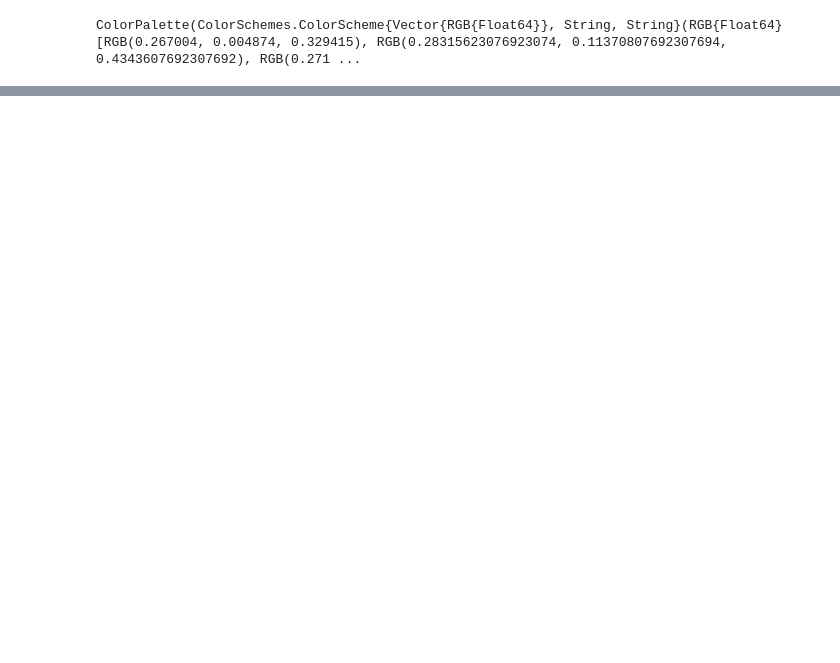
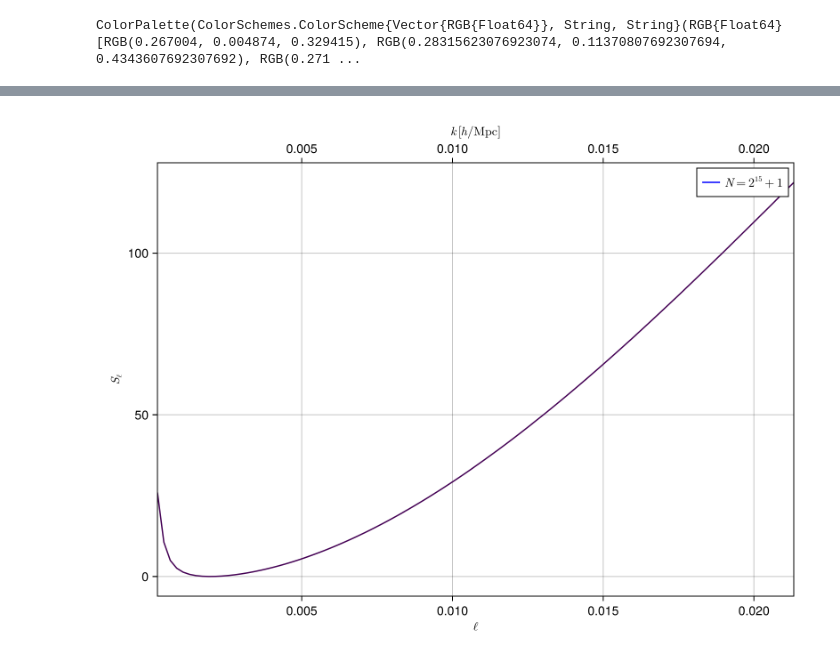
Before and after one commit to anvi-git/3D_Angular_Power_Spectrum, a Jupyter notebook: notebooks/comparisons.ipynb, the cells around one changed output, grey strips where cells are left out. Saved outputs shown, nothing was run; the diff lists cells and outputs as text; code cells hidden in the pictures; blank space fills up the shorter version.

```diff
--- a/notebooks/comparisons.ipynb
+++ b/notebooks/comparisons.ipynb
@@ -128,3 +121,31 @@ plot!(dpi = 300, legend=true)
+# %%
+fig = Figure(size = (800, 600))
+ax_bottom = Axis(fig[1, 1],
+    xlabel = L"\ell",
+    ylabel = L"S_\ell",
+    xgridvisible = true,
+    ygridvisible = true
+)
+ax_top = Axis(fig[1, 1],
+    xlabel = L"k \, [h/\mathrm{Mpc}]",
+    xaxisposition = :top
+)
+linkaxes!(ax_bottom, ax_top)
+hideydecorations!(ax_top, ticks = false, grid = false)
+y_data = S12 .* ℓ .* (ℓ .+ 1)
+line_bottom = lines!(ax_bottom, ℓ, y_data,
+    label = L"N = 2^{15} + 1",
+    color = :blue
+)
+lines!(ax_top, k_plot, y_data,
+    color = colors[1]
+)
+Makie.xlims!(ax_bottom, minimum(ℓ), maximum(ℓ))
+Makie.xlims!(ax_top, minimum(k_plot), maximum(k_plot))
+axislegend(ax_bottom, position = :rt) # :rt sta per "right-top" (alto a destra)
+fig
+# %% [output]
+[figure, added]
 # %%
 S1 = npzread("out/runs/run_2026_06_06_124805/S_l.npy") # 2^5 +1
 S2 = npzread("out/runs/run_2026_06_06_125047/S_l.npy") # 2^6 +1
```
Also changed, not shown: parts of 5 cells of this notebook, 1 other file.
